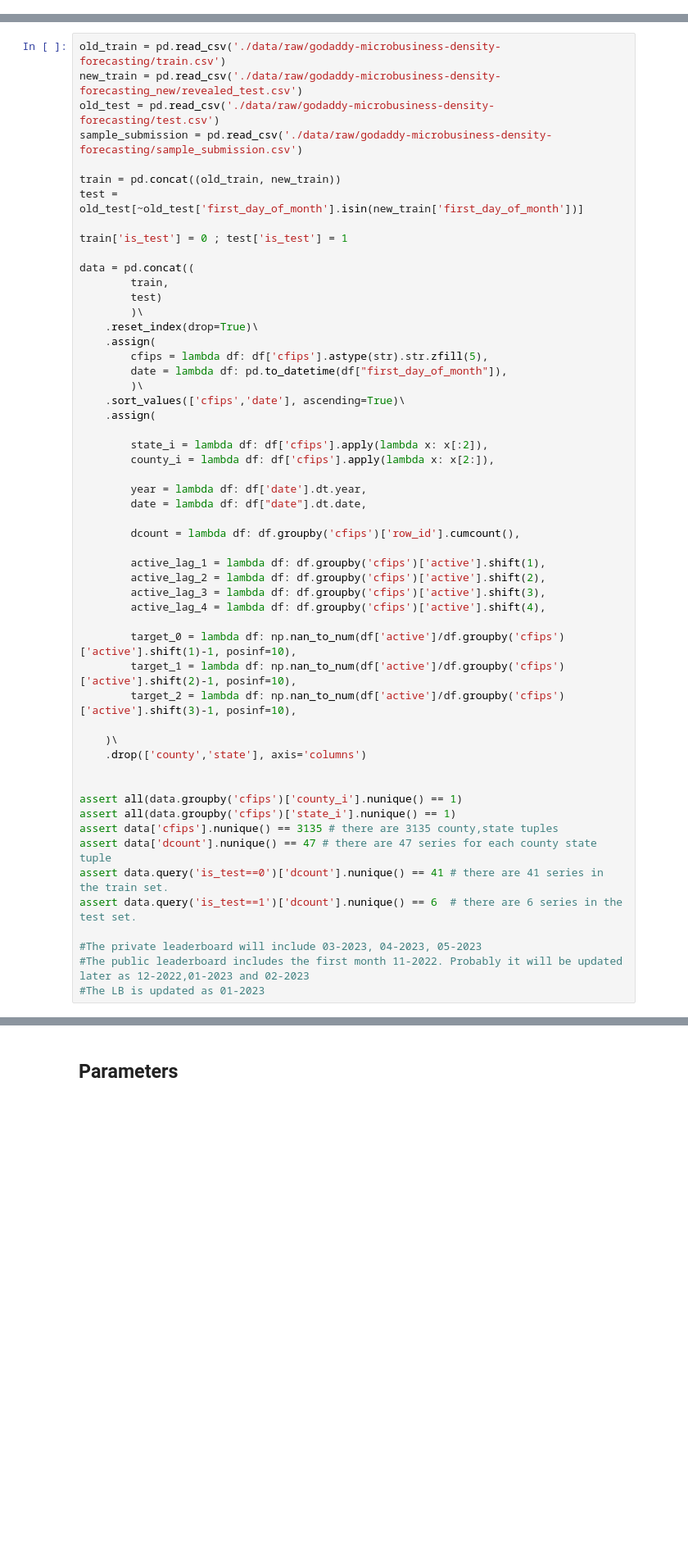
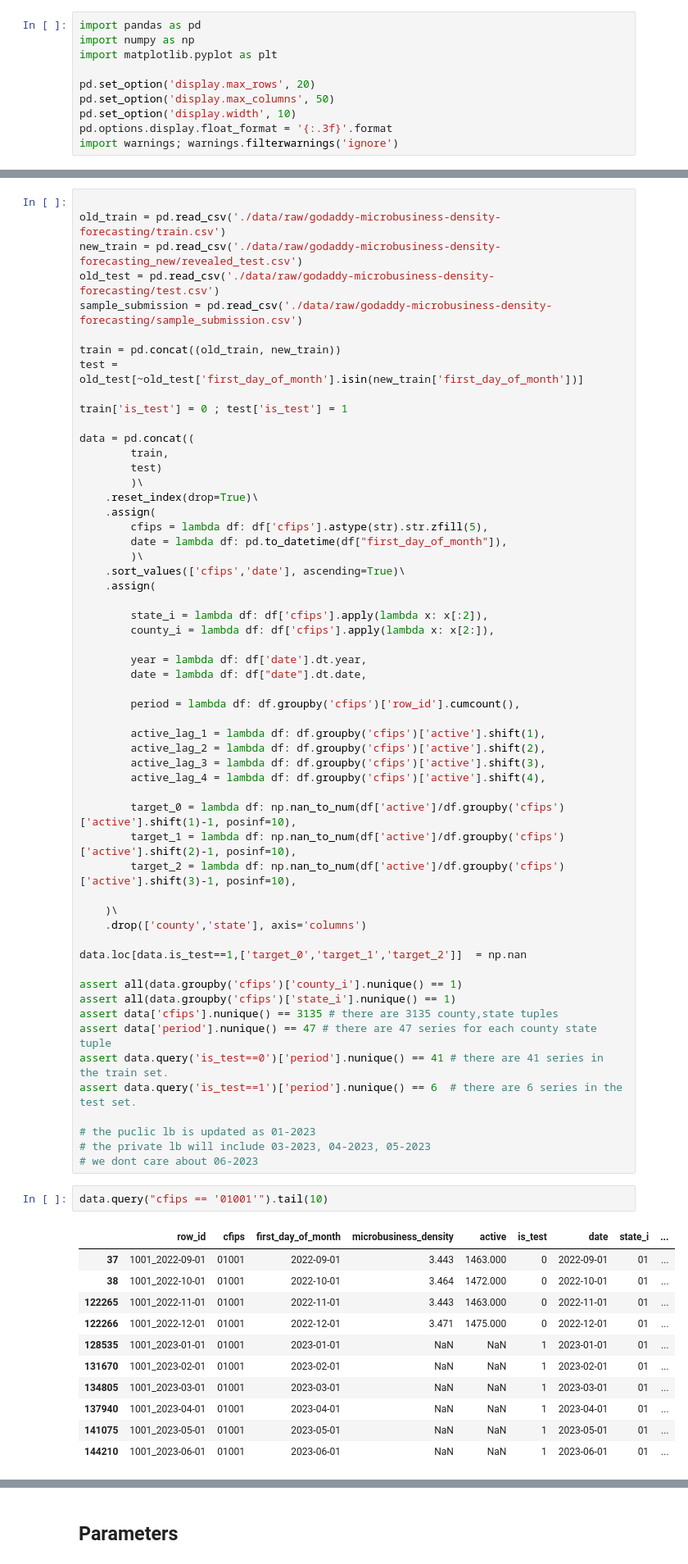
Before and after one commit to sametmarasli/Kaggle_GoDaddy-128th-Place-Silver, a Jupyter notebook: model_publish.ipynb, the cells around one changed output, grey strips where cells are left out. Shown at 82% size. Cells and saved outputs as stored; diff of their text form; blank space fills up the shorter version.

```diff
--- a/model_publish.ipynb
+++ b/model_publish.ipynb
@@ -30,0 +1,10 @@ import warnings; warnings.filterwarnings('ignore')
+# %%
+import pandas as pd
+import numpy as np
+import matplotlib.pyplot as plt
+
+pd.set_option('display.max_rows', 20)
+pd.set_option('display.max_columns', 50)
+pd.set_option('display.width', 10)
+pd.options.display.float_format = '{:.3f}'.format
+import warnings; warnings.filterwarnings('ignore')
@@ -31,4 +13,5 @@ import warnings; warnings.filterwarnings('ignore')
 # %%
+
 old_train = pd.read_csv('./data/raw/godaddy-microbusiness-density-forecasting/train.csv')
 new_train = pd.read_csv('./data/raw/godaddy-microbusiness-density-forecasting_new/revealed_test.csv')
 old_test = pd.read_csv('./data/raw/godaddy-microbusiness-density-forecasting/test.csv')
@@ -57,7 +40,7 @@ data = pd.concat((
         year = lambda df: df['date'].dt.year,
         date = lambda df: df["date"].dt.date,
 
-        dcount = lambda df: df.groupby('cfips')['row_id'].cumcount(),
+        period = lambda df: df.groupby('cfips')['row_id'].cumcount(),
 
         active_lag_1 = lambda df: df.groupby('cfips')['active'].shift(1),
         active_lag_2 = lambda df: df.groupby('cfips')['active'].shift(2),
@@ -71,17 +54,32 @@ data = pd.concat((
     )\
     .drop(['county','state'], axis='columns')
 
+data.loc[data.is_test==1,['target_0','target_1','target_2']]  = np.nan
 
 assert all(data.groupby('cfips')['county_i'].nunique() == 1)
 assert all(data.groupby('cfips')['state_i'].nunique() == 1)
 assert data['cfips'].nunique() == 3135 # there are 3135 county,state tuples
-assert data['dcount'].nunique() == 47 # there are 47 series for each county state tuple
-assert data.query('is_test==0')['dcount'].nunique() == 41 # there are 41 series in the train set.
-assert data.query('is_test==1')['dcount'].nunique() == 6  # there are 6 series in the test set.
+assert data['period'].nunique() == 47 # there are 47 series for each county state tuple
+assert data.query('is_test==0')['period'].nunique() == 41 # there are 41 series in the train set.
+assert data.query('is_test==1')['period'].nunique() == 6  # there are 6 series in the test set.
 
-#The private leaderboard will include 03-2023, 04-2023, 05-2023
-#The public leaderboard includes the first month 11-2022. Probably it will be updated later as 12-2022,01-2023 and 02-2023
-#The LB is updated as 01-2023
+# the puclic lb is updated as 01-2023
+# the private lb will include 03-2023, 04-2023, 05-2023
+# we dont care about 06-2023
+# %%
+data.query("cfips == '01001'").tail(10)
+# %% [output]
+|  | row_id | cfips | first_day_of_month | microbusiness_density | active | is_test | date | state_i | ... |
+| 37 | 1001_2022-09-01 | 01001 | 2022-09-01 | 3.443 | 1463.000 | 0 | 2022-09-01 | 01 | ... |
+| 38 | 1001_2022-10-01 | 01001 | 2022-10-01 | 3.464 | 1472.000 | 0 | 2022-10-01 | 01 | ... |
+| 122265 | 1001_2022-11-01 | 01001 | 2022-11-01 | 3.443 | 1463.000 | 0 | 2022-11-01 | 01 | ... |
+| 122266 | 1001_2022-12-01 | 01001 | 2022-12-01 | 3.471 | 1475.000 | 0 | 2022-12-01 | 01 | ... |
+| 128535 | 1001_2023-01-01 | 01001 | 2023-01-01 | NaN | NaN | 1 | 2023-01-01 | 01 | ... |
+| 131670 | 1001_2023-02-01 | 01001 | 2023-02-01 | NaN | NaN | 1 | 2023-02-01 | 01 | ... |
+| 134805 | 1001_2023-03-01 | 01001 | 2023-03-01 | NaN | NaN | 1 | 2023-03-01 | 01 | ... |
+| 137940 | 1001_2023-04-01 | 01001 | 2023-04-01 | NaN | NaN | 1 | 2023-04-01 | 01 | ... |
+| 141075 | 1001_2023-05-01 | 01001 | 2023-05-01 | NaN | NaN | 1 | 2023-05-01 | 01 | ... |
+| 144210 | 1001_2023-06-01 | 01001 | 2023-06-01 | NaN | NaN | 1 | 2023-06-01 | 01 | ... |
 # %%
 # adding census data
 data_census = []
```
Also changed, not shown: parts of 29 cells of this notebook, 3 other files.
